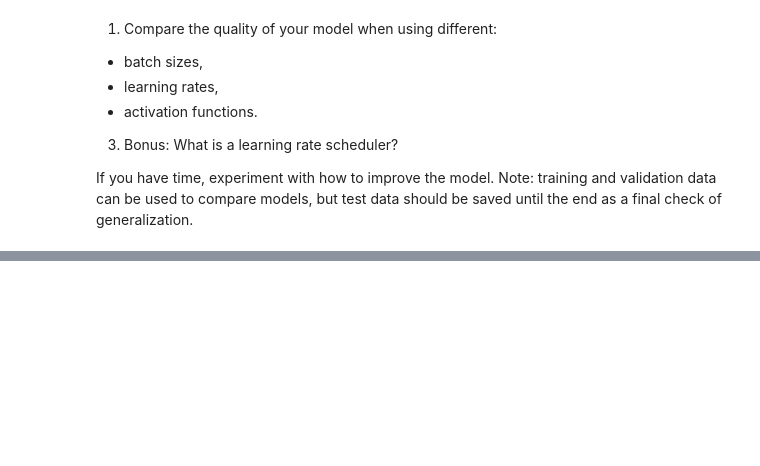
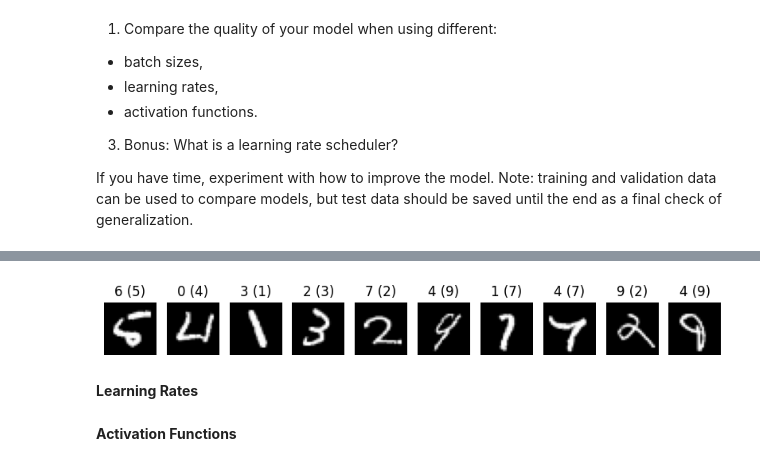
Before and after one commit to Wing-chi/ai-science-training-series, a Jupyter notebook: 02_intro_neural_networks/01_introduction_mnist.ipynb, the cells around one changed output, grey strips where cells are left out. Drawn from its saved outputs; the diff is of its cells as text; code cells hidden in the pictures; blank space fills up the shorter version.

```diff
--- a/02_intro_neural_networks/01_introduction_mnist.ipynb
+++ b/02_intro_neural_networks/01_introduction_mnist.ipynb
@@ -428,0 +483,7 @@ If you have time, experiment with how to improve the model. Note: training and v
+# %%
+batch_size_test = 1000
+test_dataloader = torch.utils.data.DataLoader(test_data, batch_size=batch_size_test)
+acc_test, loss_test = evaluate(test_dataloader, linear_model, loss_fn)
+print("Test loss: %.4f, test accuracy: %.2f%%" % (loss_test, acc_test))
+show_failures(linear_model, test_dataloader)
+# %% [output]
@@ -428,0 +492,5 @@ If you have time, experiment with how to improve the model. Note: training and v
+[figure, added]
+# %% [markdown]
+**Learning Rates**
+# %% [markdown]
+**Activation Functions**
```
Also changed, not shown: parts of 11 cells of this notebook.
